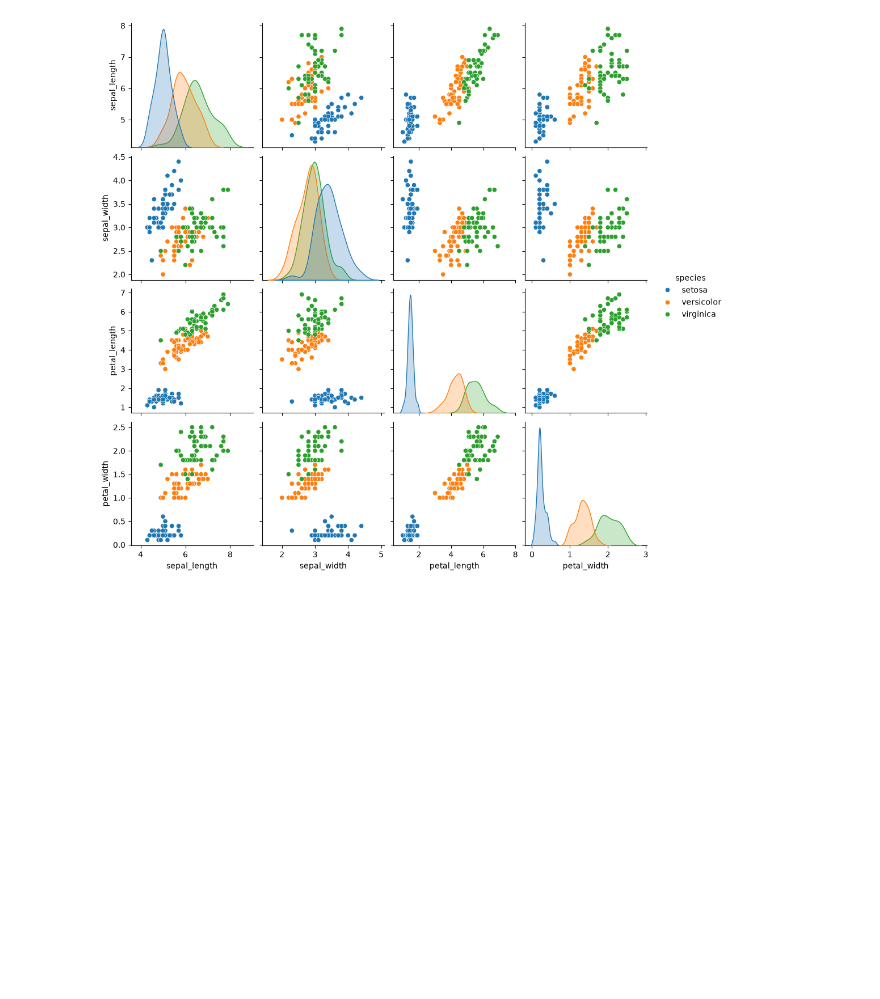
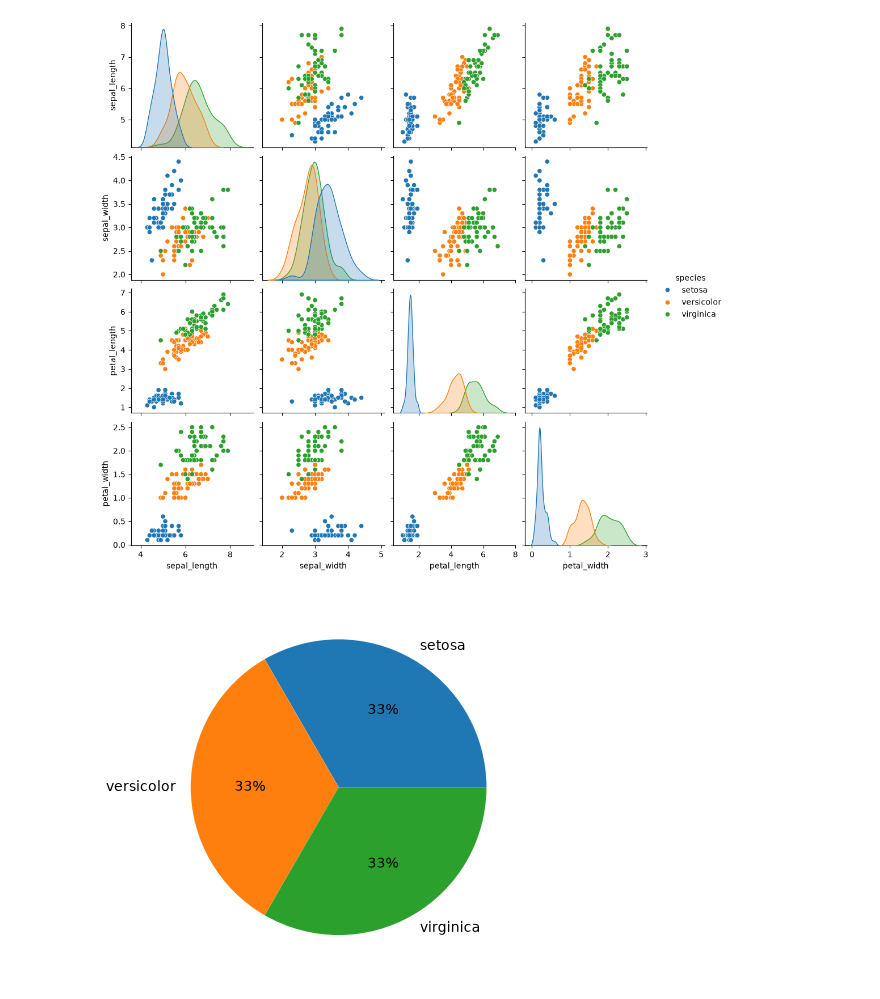
Before and after one commit to huubangdoan/iris-classification, a Jupyter notebook: notebook/EDA.ipynb, the cells around one changed output. Saved outputs shown, nothing was run; the diff lists cells and outputs as text; code cells hidden in the pictures; blank space fills up the shorter version.

```diff
--- a/notebook/EDA.ipynb
+++ b/notebook/EDA.ipynb
@@ -96,3 +96,8 @@ sns.pairplot(df, hue="species")
 plt.show()
 # %% [output]
 [figure]
+# %%
+plt.pie(df["species"].value_counts(), labels=df["species"].value_counts().index.to_list(),  autopct='%.f%%')
+plt.show()
+# %% [output]
+[figure, added]
```
Also changed, not shown: 1 other file.
